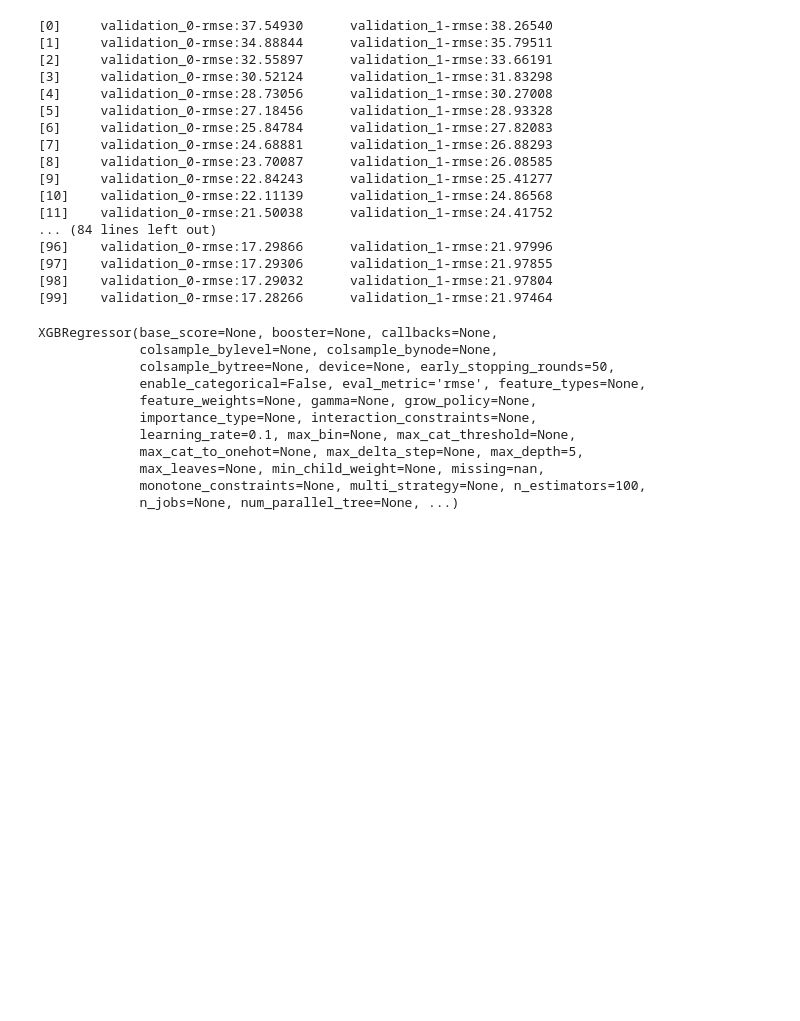
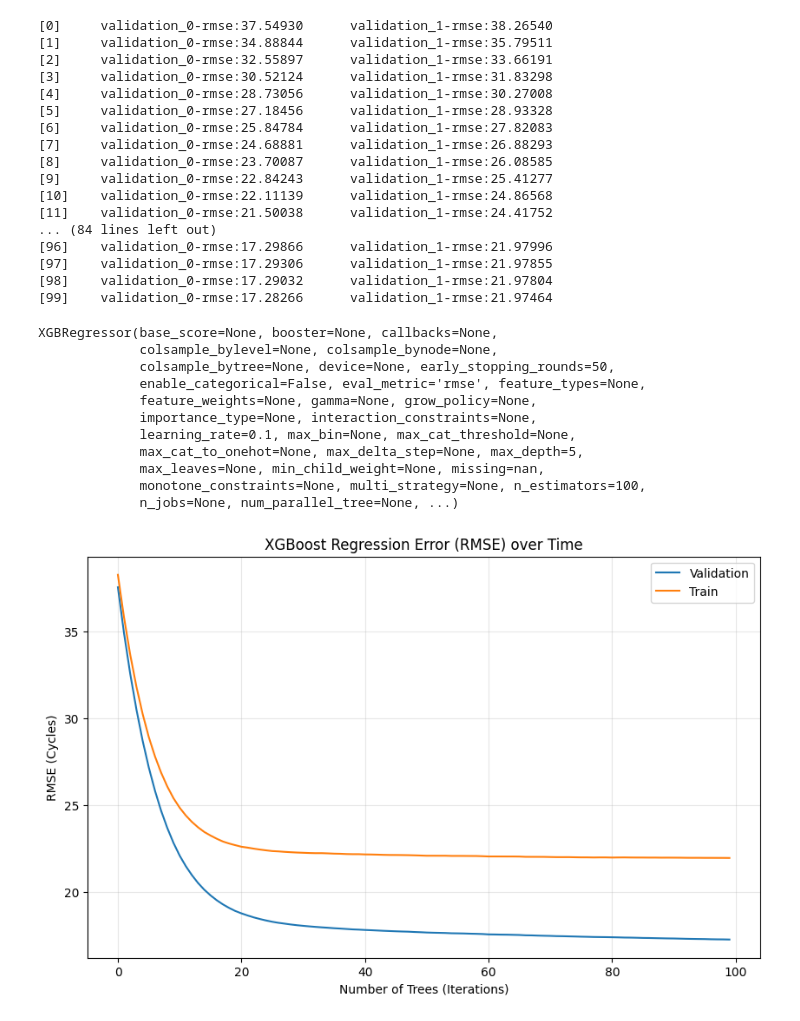
Before and after one commit to borgaonkarjui/survival_analysis_cmapss, a Jupyter notebook: notebooks/xgboost_training.ipynb, the cells around one changed output. Saved outputs shown, nothing was run; the diff lists cells and outputs as text; code cells hidden in the pictures; blank space fills up the shorter version.

Commit message:
Training evaluation plots and utilities

```diff
--- a/notebooks/xgboost_training.ipynb
+++ b/notebooks/xgboost_training.ipynb
@@ -102,3 +111,7 @@ XGBRegressor(base_score=None, booster=None, callbacks=None,
              max_leaves=None, min_child_weight=None, missing=nan,
              monotone_constraints=None, multi_strategy=None, n_estimators=100,
              n_jobs=None, num_parallel_tree=None, ...)
+# %%
+plot_training_curves(model_v0)
+# %% [output]
+[figure, added]
```
Also changed, not shown: parts of 2 cells of this notebook, 1 other file.
